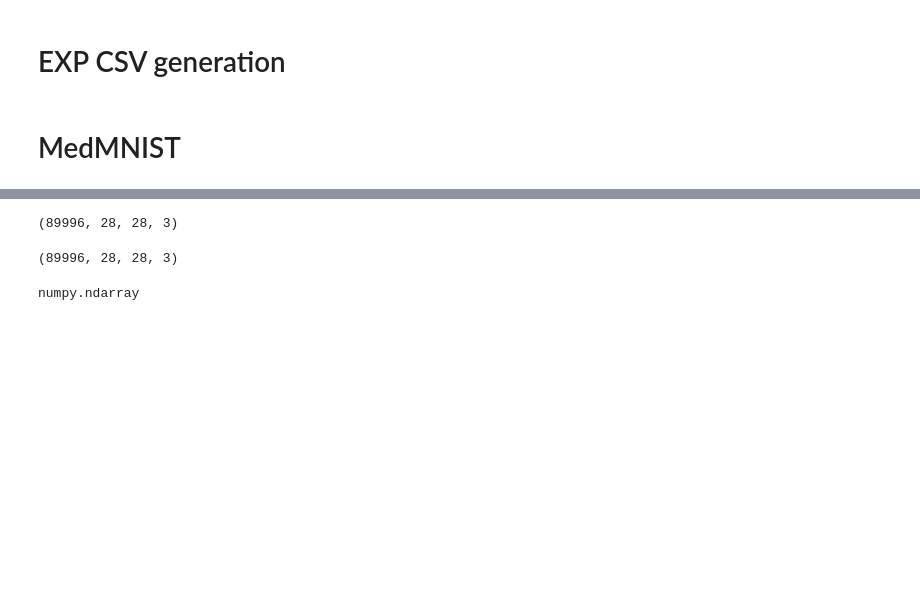
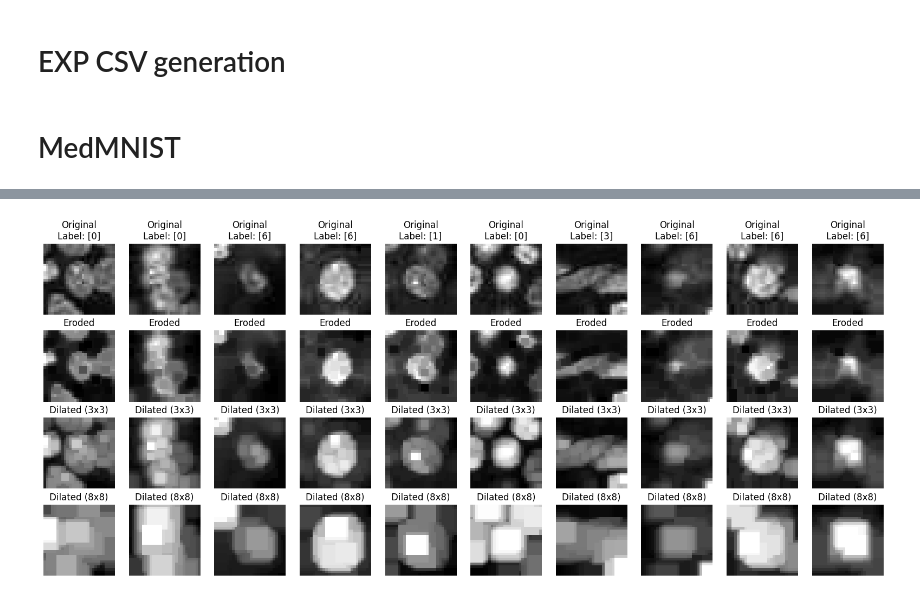
Before and after one commit to leahcimali/CFL-Evaluation-of-labels-and-quantity-skew, a Jupyter notebook: Results.ipynb, the cells around one changed output, grey strips where cells are left out. Cells and saved outputs as stored; diff of their text form; code cells hidden in the pictures; blank space fills up the shorter version.

```diff
--- a/Results.ipynb
+++ b/Results.ipynb
@@ -356,9 +351,0 @@ torch.Size([3, 28, 28])
-# %%
-# Initialize empty lists to store images and labels
-images = []
-labels = []
-
-# Loop through the train_dataset
-for image, label in train_dataset:
-    images.append(image)  # Add the image to the images list
-    labels.append(int(label))  # Add the label to the labels list
@@ -381,13 +351,0 @@ x_data = np.array([np.array(image) for image in x_data])
-# %%
-x_data.shape
-# %% [output]
-(89996, 28, 28, 3)
-# %%
-from src.utils_data import CustomDataset
-from torch.utils.data import DataLoader, TensorDataset, Dataset
-
-train_transform = transforms.Compose([
-            transforms.ToTensor(),
-            transforms.Normalize((0.5,), (0.5,))
-        ])
-train_dataset = CustomDataset(x_data, y_data, transform=train_transform)
@@ -396,8 +352,45 @@ train_loader = DataLoader(train_dataset, batch_size=128, shuffle=True)
-# %%
-x_data.shape
-# %% [output]
-(89996, 28, 28, 3)
-# %%
-type(x_data[0])
-# %% [output]
-numpy.ndarray
+# %%
+import cv2
+import matplotlib.pyplot as plt
+
+# Function to plot images with erosion and dilation
+def plot_images_with_morphology(train_dataset, n_images=10):
+    fig, axes = plt.subplots(4, n_images, figsize=(20, 8))
+    kernel_3x3 = cv2.getStructuringElement(cv2.MORPH_RECT, (3, 3))
+    kernel_8x8 = cv2.getStructuringElement(cv2.MORPH_RECT, (8, 8))
+
+    for i in range(n_images):
+        image, label = train_dataset[i]
+        image_np = image.numpy().squeeze()  # Convert to numpy array and remove channel dimension if grayscale
+
+        # Apply erosion and dilation
+        eroded_image = cv2.erode(image_np, kernel_3x3, iterations=1)
+        dilated_image = cv2.dilate(image_np, kernel_3x3, iterations=1)
+        dilated_image_2 = cv2.dilate(image_np, kernel_8x8, iterations=1)
+
+        # Plot original image
+        axes[0, i].imshow(image_np, cmap='gray')
+        axes[0, i].set_title(f'Original\nLabel: {label}')
+        axes[0, i].axis('off')
+
+        # Plot eroded image
+        axes[1, i].imshow(eroded_image, cmap='gray')
+        axes[1, i].set_title('Eroded')
+        axes[1, i].axis('off')
+
+        # Plot dilated image
+        axes[2, i].imshow(dilated_image, cmap='gray')
+        axes[2, i].set_title('Dilated (3x3)')
+        axes[2, i].axis('off')
+
+        # Plot dilated image with 8x8 kernel
+        axes[3, i].imshow(dilated_image_2, cmap='gray')
+        axes[3, i].set_title('Dilated (8x8)')
+        axes[3, i].axis('off')
+
+    plt.show()
+
+# Plot the first 10 images from the TissueMNIST dataset with morphology operations
+plot_images_with_morphology(train_dataset, n_images=10)
+# %% [output]
+[figure, added]
```
Also changed, not shown: parts of 6 cells of this notebook, 3 other files.
